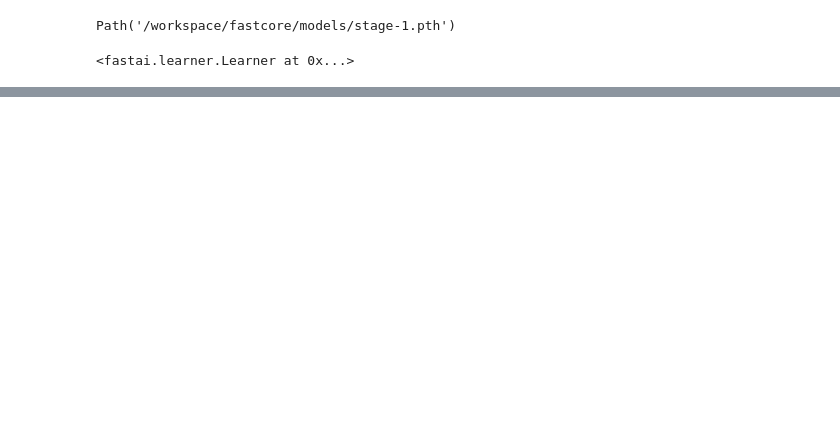
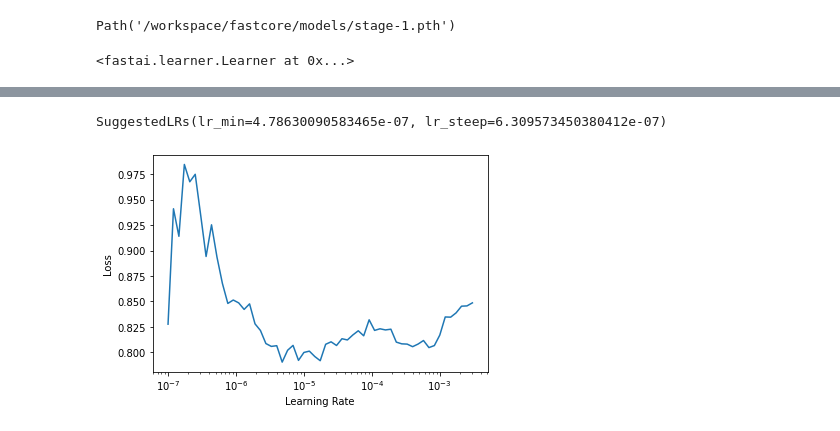
Before and after one commit to Krummhaus/FastaiSemaSegmRUIAN, a Jupyter notebook: LandUseFastaiPytorch.ipynb, the cells around one changed output, grey strips where cells are left out. Cells and saved outputs as stored; diff of their text form; code cells hidden in the pictures; blank space fills up the shorter version.

```diff
--- a/LandUseFastaiPytorch.ipynb
+++ b/LandUseFastaiPytorch.ipynb
@@ -285,0 +319,7 @@ learn.show_results(max_n=2, figsize=(20,10), vmin=1, vmax=30)
+# %%
+dls = camvid.dataloaders(path/"sentinel_tiles", bs=3, path=path,
+                          batch_tfms=[*aug_transforms(), Normalize.from_stats(*imagenet_stats)])
+# %%
+dls.vocab = codes
+# %%
+learn = unet_learner(dls, resnet34, metrics=metrics)
@@ -285,0 +330,3 @@ learn.show_results(max_n=2, figsize=(20,10), vmin=1, vmax=30)
+# %%
+learn.lr_find()
+# %% [output]
@@ -285,0 +334,2 @@ learn.show_results(max_n=2, figsize=(20,10), vmin=1, vmax=30)
+SuggestedLRs(lr_min=4.78630090583465e-07, lr_steep=6.309573450380412e-07)
+[figure, added]
```
Also changed, not shown: parts of 29 cells of this notebook.
